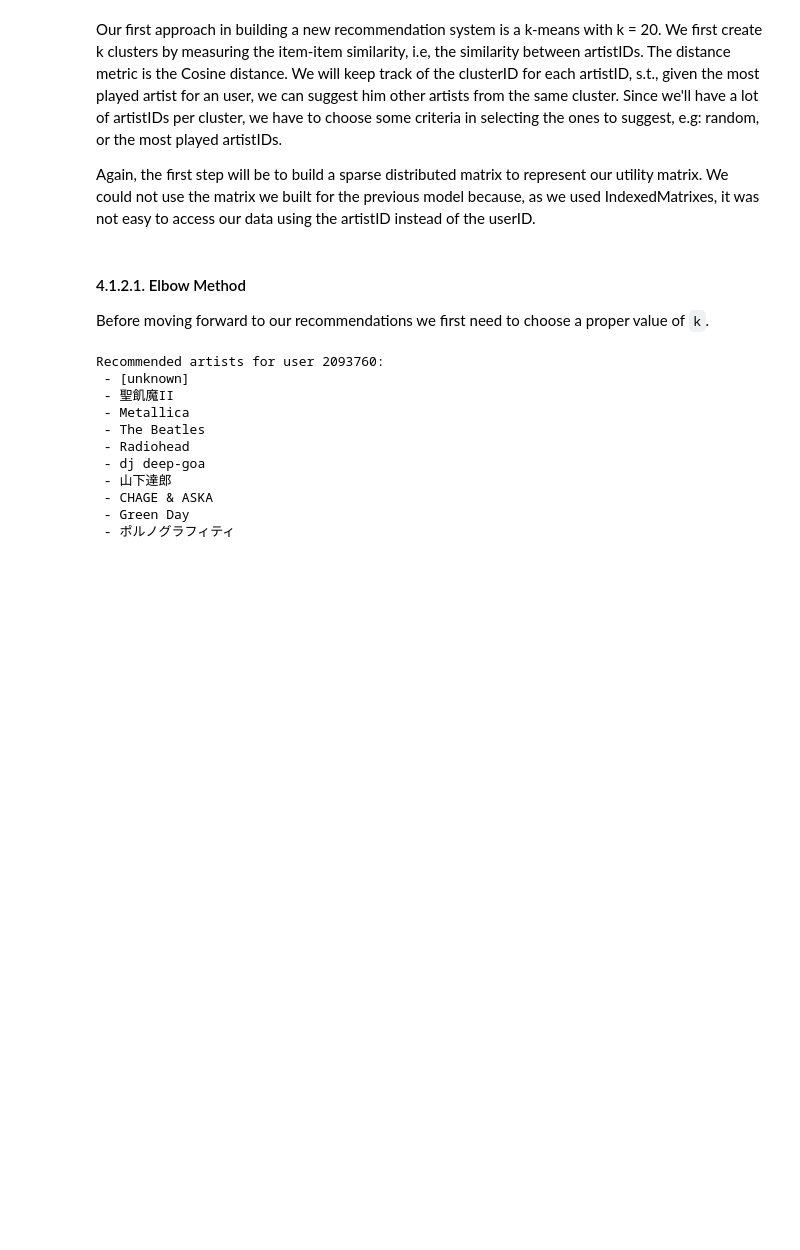
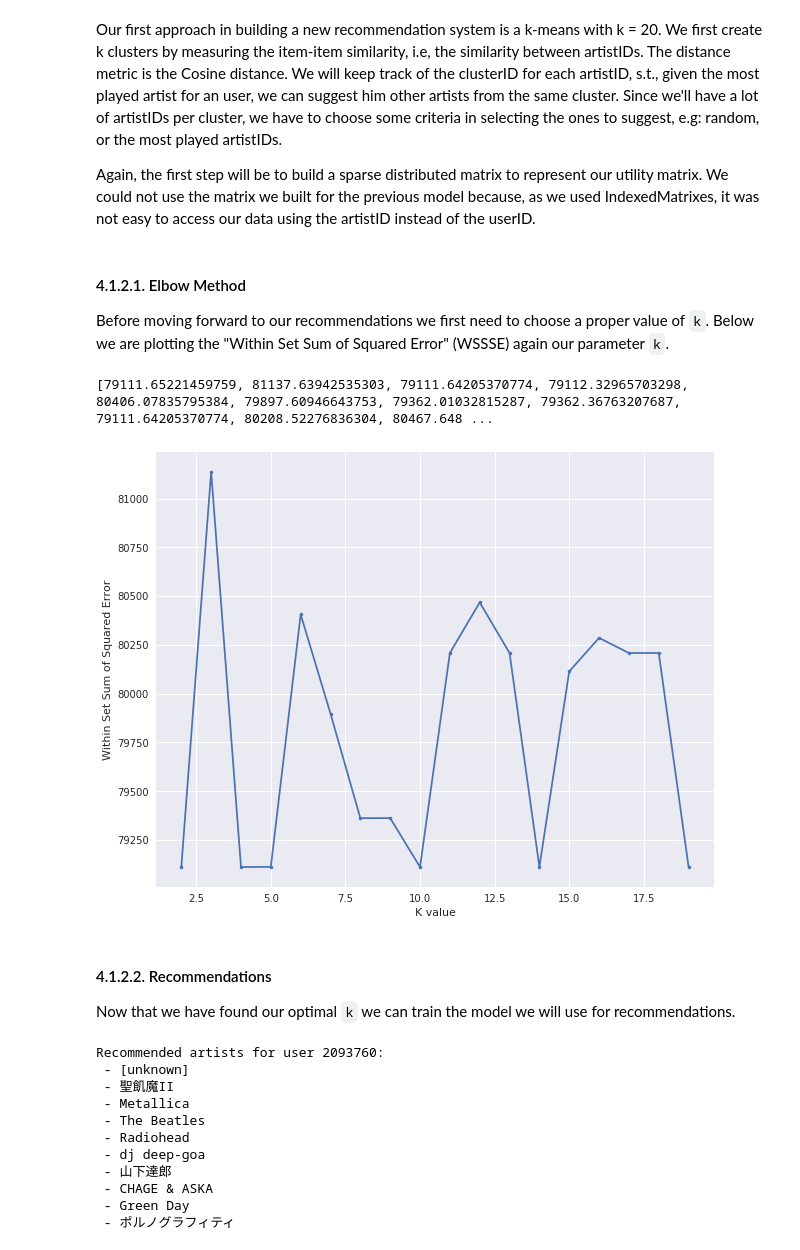
Before and after one commit to sgiammy/AML-course, a Jupyter notebook: RecSys.ipynb, the cells around one changed output. Drawn from its saved outputs; the diff is of its cells as text; code cells hidden in the pictures; blank space fills up the shorter version.

```diff
--- a/RecSys.ipynb
+++ b/RecSys.ipynb
@@ -1625,14 +1643,21 @@ def xtractFields(s):
 bArtistAlias = sc.broadcast(artistAlias)
 rawUserArtistData = sc.textFile(base + "user_artist_data.txt")
 
-def disambiguate(line):
-    [userID, artistID, count] = line.split()
+def disambiguate(row):
+    [userID, artistID, count] = row
     finalArtistID = bArtistAlias.value.get(artistID, artistID)
-    return " ".join([userID, finalArtistID, count])
+    return (userID, finalArtistID, count)
 
-userArtistDataRDD = rawUserArtistData.map(disambiguate)\
-                                .map(xtractFields)\
-                                .filter(lambda x: x[0]>0)\
+# As we shown while operating with dataframes, we need a second cleaning
+# step in order to solve mispelled artist ids chains. This is the reason
+# why we call "map(disambiguate)" twice.
+userArtistDataRDD = rawUserArtistData.map(xtractFields)\
+                                .map(disambiguate)\
+                                .map(disambiguate)\
+                                .filter(lambda x: x[0]>0)
+
+# Now we eliminate the outliers
+userArtistDataRDD = userArtistDataRDD.filter(lambda row: row[0] in userIDOutliers)
 
 # after replacing mispelled artist ids, the data contains some play count
 # duplications of a user with the same artist. Let's aggregate those records.
@@ -2300 +2324,22 @@ kmeans = KMeans.train(userFeaturesRDD, K, n_iterations)
+# %% [markdown]
+#### 4.1.2.1. Elbow Method
+Before moving forward to our recommendations we first need to choose a proper value of `k`. Below we are plotting the "Within Set Sum of Squared Error" (WSSSE) again our parameter `k`.
+# %%
+Ks = range(2,50)
+wssse = list()
+for k in Ks:
+    kmeans = KMeans.train(userFeaturesRDD, K, n_iterations)
+    wssse.append(kmeans.computeCost(userFeaturesRDD))
+# %%
+print(wssse)
+plt.xlabel('K value')
+plt.ylabel('Within Set Sum of Squared Error')
+plt.plot(Ks, wssse, '.-')
+plt.show()
+# %% [output]
+[79111.65221459759, 81137.63942535303, 79111.64205370774, 79112.32965703298, 80406.07835795384, 79897.60946643753, 79362.01032815287, 79362.36763207687, 79111.64205370774, 80208.52276836304, 80467.648 ...
+[figure, added]
+# %% [markdown]
+#### 4.1.2.2. Recommendations
+Now that we have found our optimal `k` we can train the model we will use for recommendations.
 # %%
@@ -2309,9 +2356,6 @@ similar_users = list()
 user_features = model.userFeatures().collect()
 for n in np.where(belongs == user_cluster)[0]:
     similar_users.append(user_features[n][0])
-# %% [markdown]
-#### 4.1.2.1. Elbow Method
-Before moving forward to our recommendations we first need to choose a proper value of `k`.
 # %%
 # Provide recommendations to our user
 recommended_artist_indexes = give_artists_recommendations(X_points, userid, similar_users, k=K)
```
Also changed, not shown: parts of 10 cells of this notebook.
